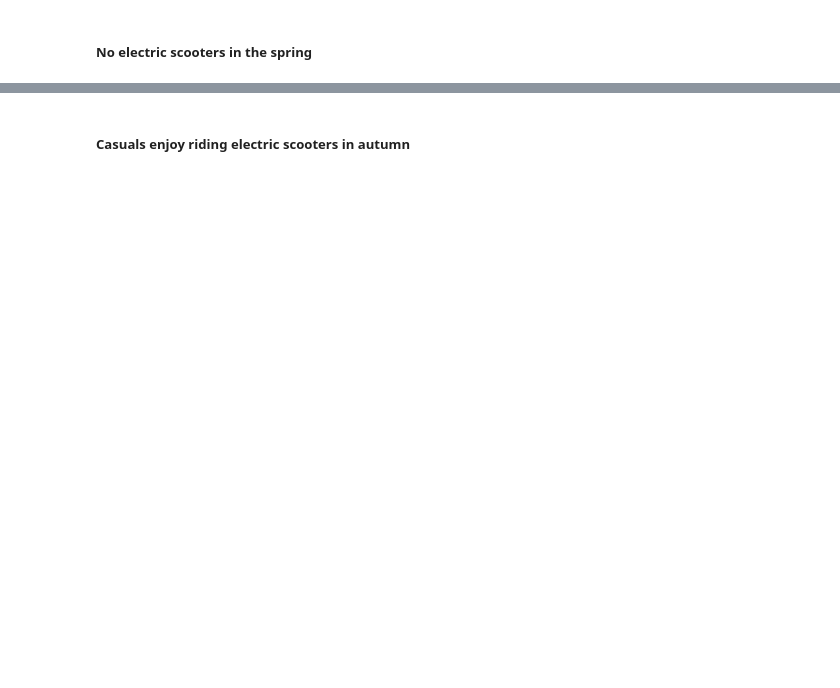
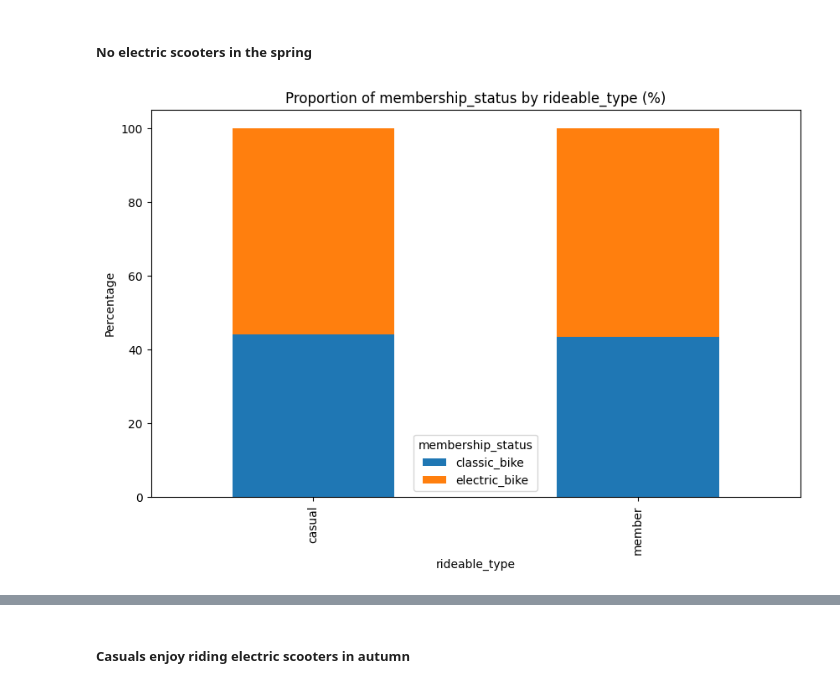
Before and after one commit to kangghong/cyclistic-case-study, a Jupyter notebook: notebooks/exploration.ipynb, the cells around one changed output, grey strips where cells are left out. Drawn from its saved outputs; the diff is of its cells as text; code cells hidden in the pictures; blank space fills up the shorter version.

```diff
--- a/notebooks/exploration.ipynb
+++ b/notebooks/exploration.ipynb
@@ -188,0 +246,5 @@ generate_prop_plot(spring_cyclistic_data, 'membership_status', 'start_day', 'spr
+# %%
+#generate_stack_hist(spring_cyclistic_data, 'membership_status', 'rideable_type', 'spring')
+generate_stack_hist(data=spring_cyclistic_data, category='membership_status', subcategory='rideable_type')
+# %% [output]
+[figure, added]
```
Also changed, not shown: parts of 91 cells of this notebook, 5 other files.
